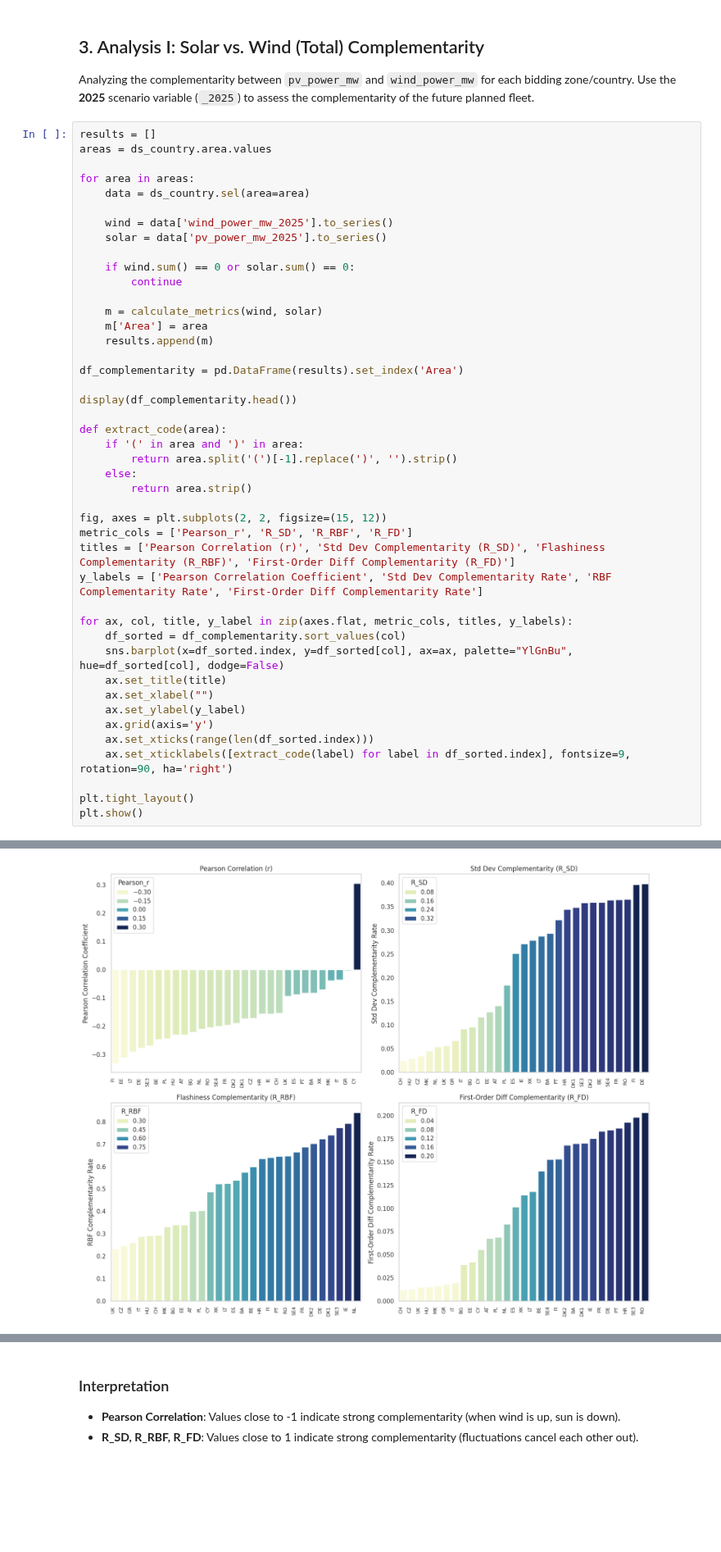
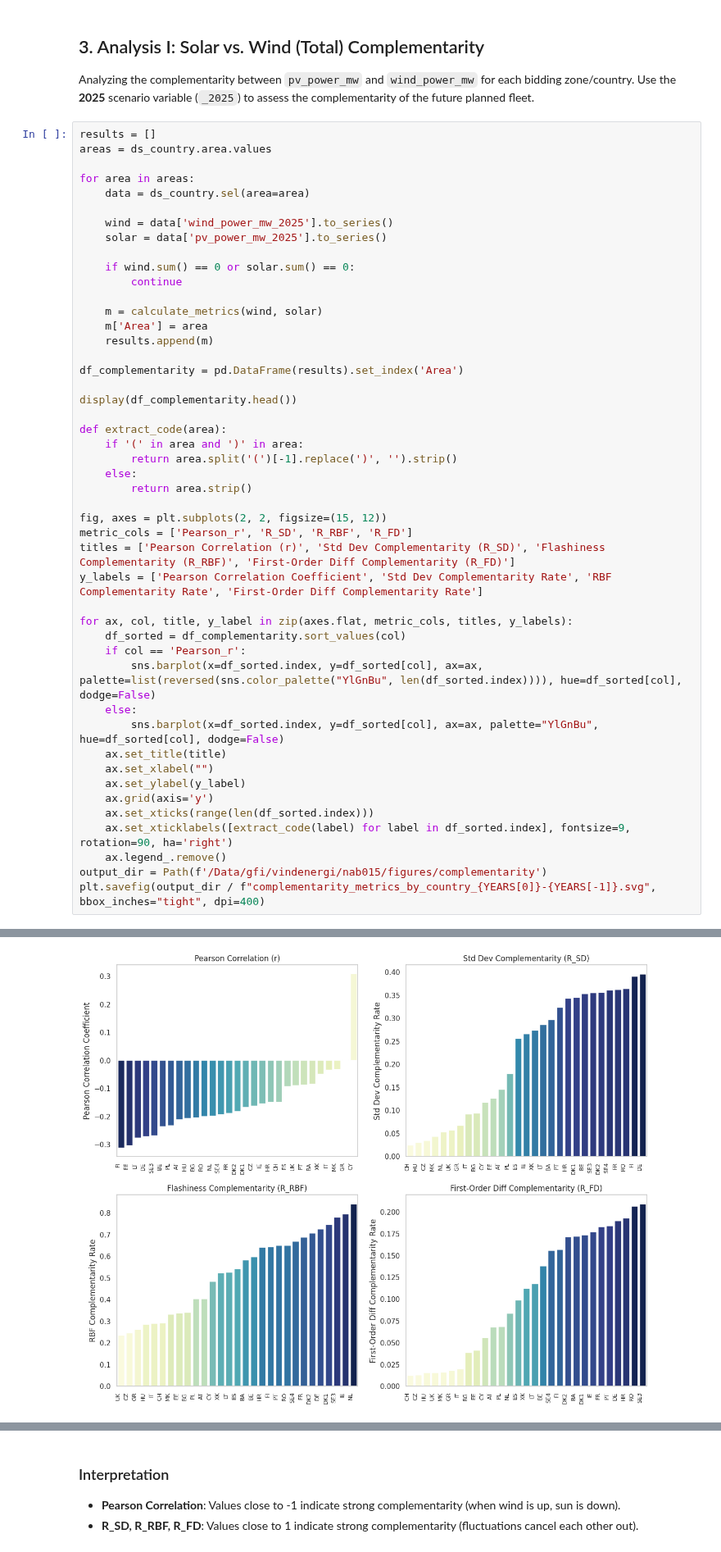
Before and after one commit to EmilBruvik/CERFRES, a Jupyter notebook: notebooks/complementarity_analysis.ipynb, the cells around one changed output, grey strips where cells are left out. Shown at 82% size. Drawn from its saved outputs; the diff is of its cells as text; blank space fills up the shorter version.

```diff
--- a/notebooks/complementarity_analysis.ipynb
+++ b/notebooks/complementarity_analysis.ipynb
@@ -291,16 +291,19 @@ y_labels = ['Pearson Correlation Coefficient', 'Std Dev Complementarity Rate', '
 
 for ax, col, title, y_label in zip(axes.flat, metric_cols, titles, y_labels):
     df_sorted = df_complementarity.sort_values(col)
-    sns.barplot(x=df_sorted.index, y=df_sorted[col], ax=ax, palette="YlGnBu", hue=df_sorted[col], dodge=False)
+    if col == 'Pearson_r':
+        sns.barplot(x=df_sorted.index, y=df_sorted[col], ax=ax, palette=list(reversed(sns.color_palette("YlGnBu", len(df_sorted.index)))), hue=df_sorted[col], dodge=False)
+    else:
+        sns.barplot(x=df_sorted.index, y=df_sorted[col], ax=ax, palette="YlGnBu", hue=df_sorted[col], dodge=False)
     ax.set_title(title)
     ax.set_xlabel("")
     ax.set_ylabel(y_label)
     ax.grid(axis='y')
     ax.set_xticks(range(len(df_sorted.index)))
     ax.set_xticklabels([extract_code(label) for label in df_sorted.index], fontsize=9, rotation=90, ha='right')
-
-plt.tight_layout()
-plt.show()
+    ax.legend_.remove()
+output_dir = Path(f'/Data/gfi/vindenergi/nab015/figures/complementarity')
+plt.savefig(output_dir / f"complementarity_metrics_by_country_{YEARS[0]}-{YEARS[-1]}.svg", bbox_inches="tight", dpi=400)
 # %% [output]
 |  | Pearson_r | R_SD | R_RBF | R_FD |
 | Area |  |  |  |  |
@@ -312,4 +315,4 @@ plt.show()
-[figure, old version]
+[figure, new version]
 # %%
 selected_area = ['NO1', 'NO2', 'NO3', 'NO4', 'NO5', 'SE1', 'SE2', 'SE3', 'DK1', 'DK2']
 selected_df = ds_country.sel(area=selected_area)
```
Also changed, not shown: parts of 8 cells of this notebook, 1 other file.
